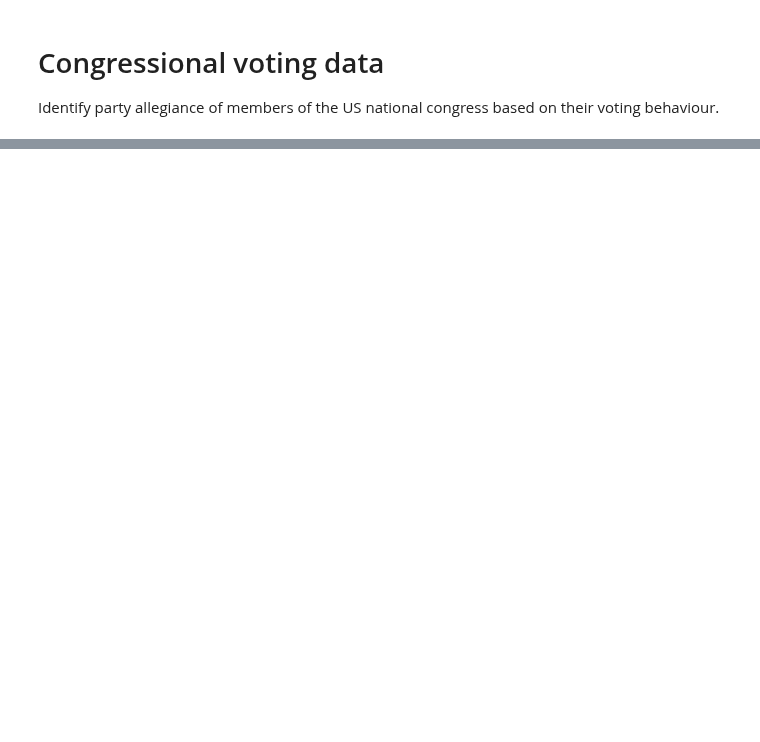
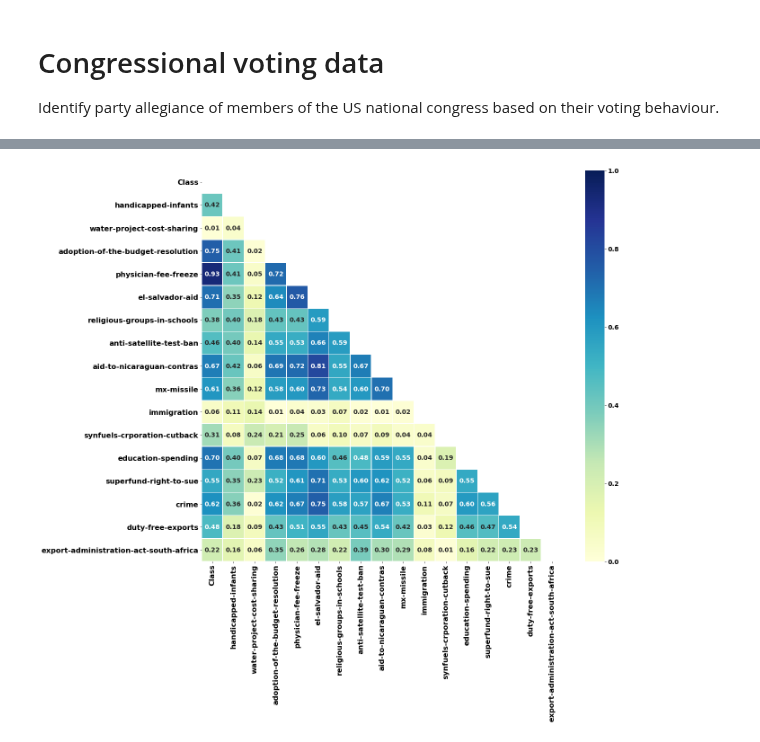
Before and after one commit to hitimr/ML_2020, a Jupyter notebook: Ex1/voting/voting_exploration.ipynb, the cells around one changed output, grey strips where cells are left out. Drawn from its saved outputs; the diff is of its cells as text; code cells hidden in the pictures; blank space fills up the shorter version.

```diff
--- a/Ex1/voting/voting_exploration.ipynb
+++ b/Ex1/voting/voting_exploration.ipynb
@@ -39,3 +47,25 @@ datapath
-# %%
-df = pd.read_csv(datapath) #.drop("ID",axis = 1)
-df.head()
+# %%
+def preprocess_voting_rf(df:pd.DataFrame):
+    try:
+        df.rename(columns={"class": "Class"})
+    except:
+        print("Did not find col \"class\"!")
+
+    num_samples, num_cols = df.shape
+    num_feats = num_cols -2
+    num_samples, num_cols, num_feats
+
+    target = "Class"
+    feats = [x for x in df.columns if x not in [target, "ID"]]
+
+    df.replace({"y": 1, "n": -1, "unknown": 0}, inplace=True)
+
+    return df, (num_samples, num_cols, num_feats), (target, feats)
+# %%
+print("Before preprocess:")
+df = pd.read_csv(datapath).rename(columns={"class": "Class"})
+display(df.head())
+print("-"*50)
+print("After preprocess:")
+df, (num_samples, num_cols, num_feats), (target, feats) = preprocess_voting_rf(df)
+df.head()
@@ -43,0 +125,4 @@ df.shape
+# %%
+corr_to_feat = functions.plot_corr_heatmap(df[[target]+feats].replace({"republican":0, "democrat":1}), feat_to_ret="Class",ticksfont=16)
+# %% [output]
+[figure, added]
```
Also changed, not shown: parts of 20 cells of this notebook, 1 other file.
